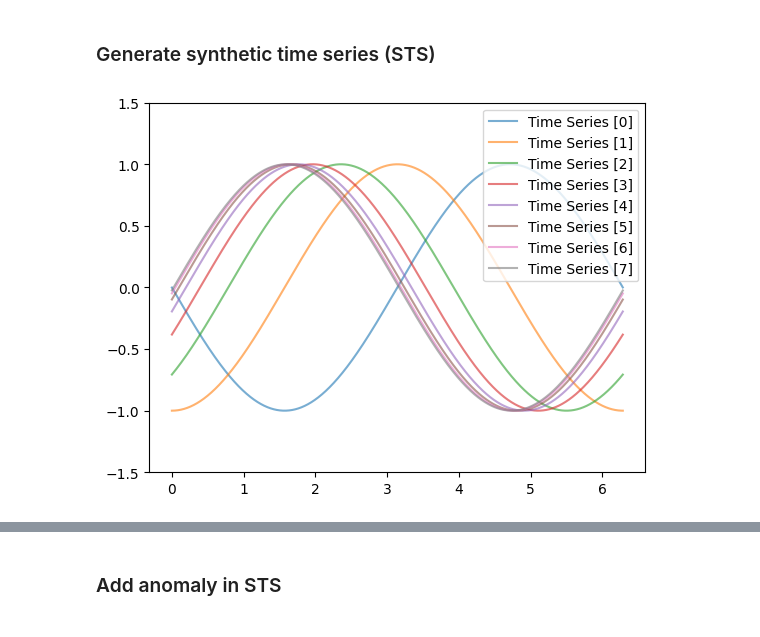
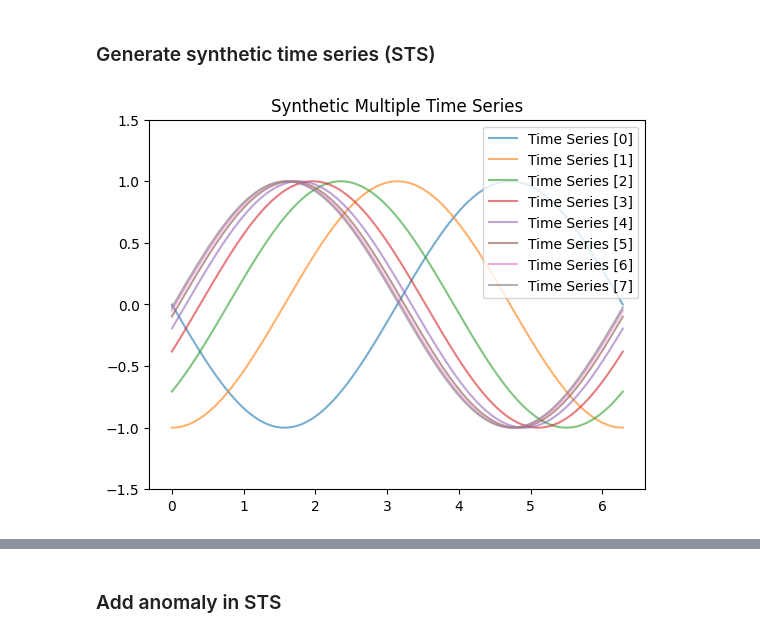
Before and after one commit to CristoferSilva/SyntheticTimeSeriesDataset, a Jupyter notebook: syntheticTimeSeriesDataset.ipynb, the cells around one changed output, grey strips where cells are left out. Saved outputs shown, nothing was run; the diff lists cells and outputs as text; code cells hidden in the pictures.

```diff
--- a/syntheticTimeSeriesDataset.ipynb
+++ b/syntheticTimeSeriesDataset.ipynb
@@ -47,14 +29,16 @@ Note: you may need to restart the kernel to use updated packages.
 ### Generate synthetic time series (STS)
 # %%
 tmsg = TimeSerieGenerator()
-time_series = tmsg.generate_multiple_time_series(8000,[2,4,8,16,32,64,128,256])
+time_series = tmsg.generate_multiple_time_series(time_series_size=8000, shift_numbers=[2,4,8,16,32,64,128,256])
 tmsg.save(np.array(time_series).T, 'data/all_SMultipleTimeSeries.csv')
 # %%
 time_series_name = []
 count = 0
 for _ in time_series:
     time_series_name.append(str(count))
     count += 1
 tmsg.plot_time_series(time_series=time_series, time_series_name=time_series_name)
+plt.title("Synthetic Multiple Time Series")
+plt.show()
 # %% [output]
-[figure, old version]
+[figure, new version]
```
Also changed, not shown: parts of 12 cells of this notebook, 12 other files.
